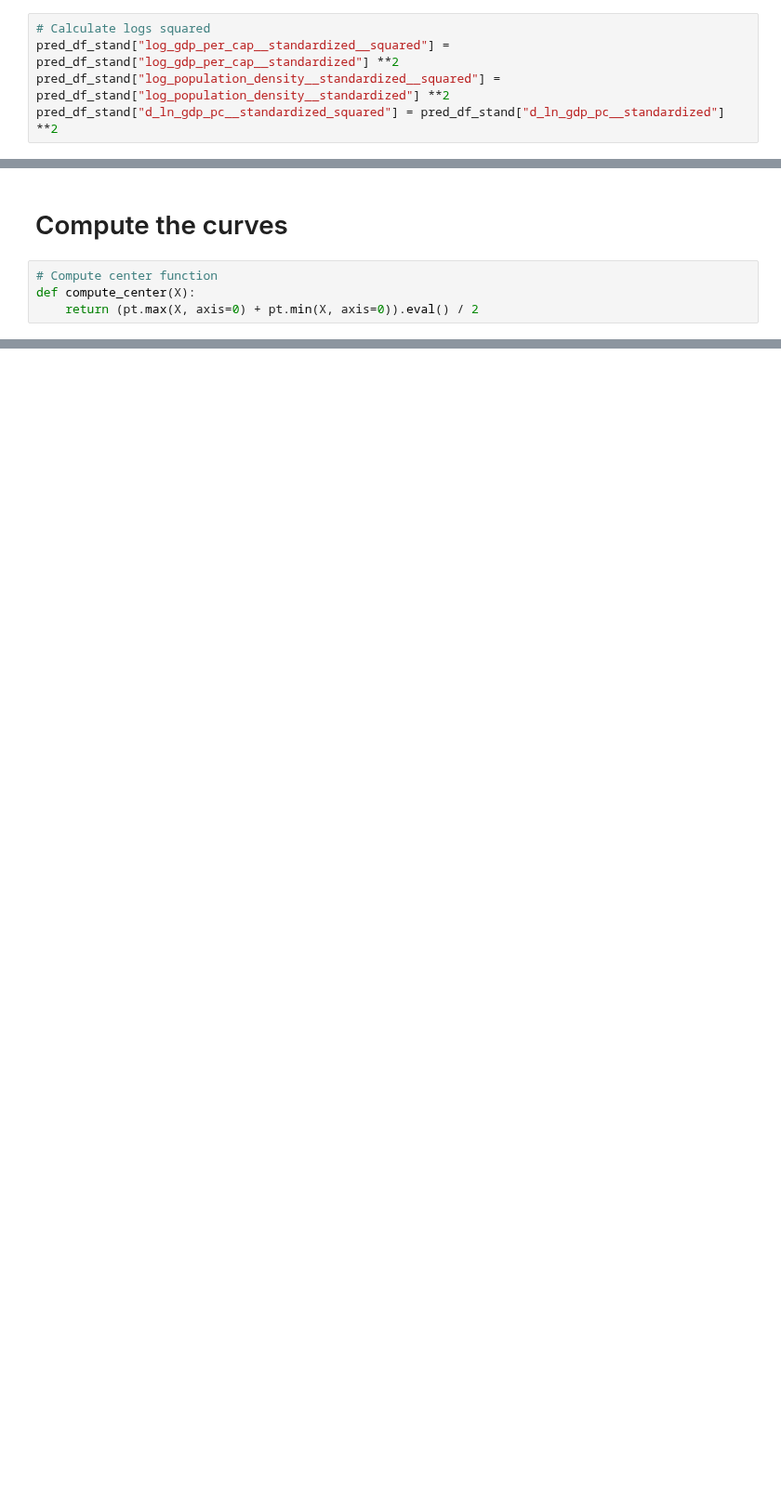
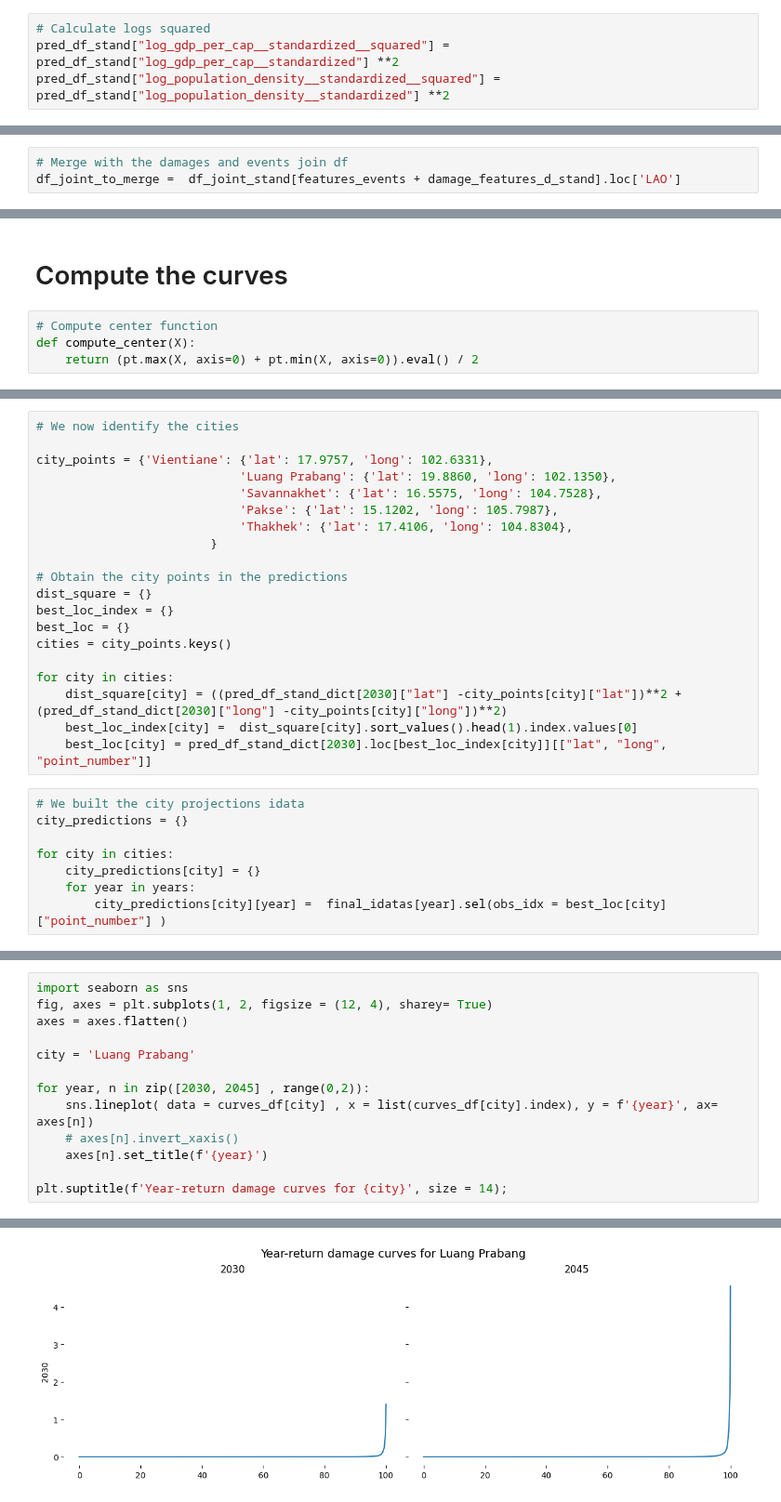
Before and after one commit to jessegrabowski/laos-climate-change, a Jupyter notebook: notebooks/final_paper/04_damage_curves.ipynb, the cells around one changed output, grey strips where cells are left out. Shown at 93% size. Drawn from its saved outputs; the diff is of its cells as text; blank space fills up the shorter version.

```diff
--- a/notebooks/final_paper/04_damage_curves.ipynb
+++ b/notebooks/final_paper/04_damage_curves.ipynb
@@ -807,7 +780,6 @@ pred_df_stand = pd.merge(pred_df_stand, pred_df_stand_damage, left_index=True, r
 # Calculate logs squared
 pred_df_stand["log_gdp_per_cap__standardized__squared"] = pred_df_stand["log_gdp_per_cap__standardized"] **2
 pred_df_stand["log_population_density__standardized__squared"] = pred_df_stand["log_population_density__standardized"] **2
-pred_df_stand["d_ln_gdp_pc__standardized_squared"] = pred_df_stand["d_ln_gdp_pc__standardized"] **2
 # %% [markdown]
 ### Center Laos lat-long using SEA data
 # %%
@@ -818,6 +790,9 @@ sea_center =  {}
 for x in ["lat", "long"]:
     sea_center[x] = (sea_df[x].max() + sea_df[x].min()) /  2
     pred_df_stand[x + "_centered"] = pred_df_stand[x] - sea_center[x]
+# %%
+# Merge with the damages and events join df
+df_joint_to_merge =  df_joint_stand[features_events + damage_features_d_stand].loc['LAO']
 # %%
 ### Create pred_df_stand_dict for several years
 pred_df_stand_dict = {}
@@ -1031,0 +1072,28 @@ TypeError: len() of unsized object
+# %%
+# We now identify the cities
+
+city_points = {'Vientiane': {'lat': 17.9757, 'long': 102.6331},
+                            'Luang Prabang': {'lat': 19.8860, 'long': 102.1350},
+                            'Savannakhet': {'lat': 16.5575, 'long': 104.7528},
+                            'Pakse': {'lat': 15.1202, 'long': 105.7987},
+                            'Thakhek': {'lat': 17.4106, 'long': 104.8304},
+                        }
+
+# Obtain the city points in the predictions
+dist_square = {}
+best_loc_index = {}
+best_loc = {}
+cities = city_points.keys()
+
+for city in cities:
+    dist_square[city] = ((pred_df_stand_dict[2030]["lat"] -city_points[city]["lat"])**2 + (pred_df_stand_dict[2030]["long"] -city_points[city]["long"])**2)
+    best_loc_index[city] =  dist_square[city].sort_values().head(1).index.values[0]
+    best_loc[city] = pred_df_stand_dict[2030].loc[best_loc_index[city]][["lat", "long", "point_number"]]
+# %%
+# We built the city projections idata
+city_predictions = {}
+
+for city in cities:
+    city_predictions[city] = {}
+    for year in years:
+        city_predictions[city][year] =  final_idatas[year].sel(obs_idx = best_loc[city]["point_number"] )
@@ -1031,0 +1135,14 @@ TypeError: len() of unsized object
+# %%
+import seaborn as sns
+fig, axes = plt.subplots(1, 2, figsize = (12, 4), sharey= True)
+axes = axes.flatten()
+
+city = 'Luang Prabang'
+
+for year, n in zip([2030, 2045] , range(0,2)):
+    sns.lineplot( data = curves_df[city] , x = list(curves_df[city].index), y = f'{year}', ax= axes[n])
+    # axes[n].invert_xaxis()
+    axes[n].set_title(f'{year}')
+
+plt.suptitle(f'Year-return damage curves for {city}', size = 14);
+# %% [output]
@@ -1031,0 +1150 @@ TypeError: len() of unsized object
+[figure, added]
```
Also changed, not shown: parts of 46 cells of this notebook.
